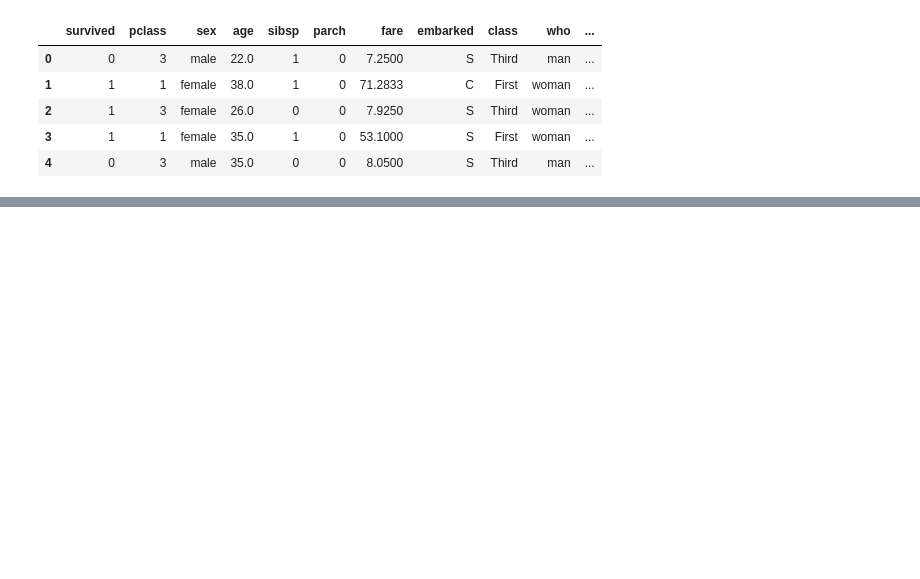
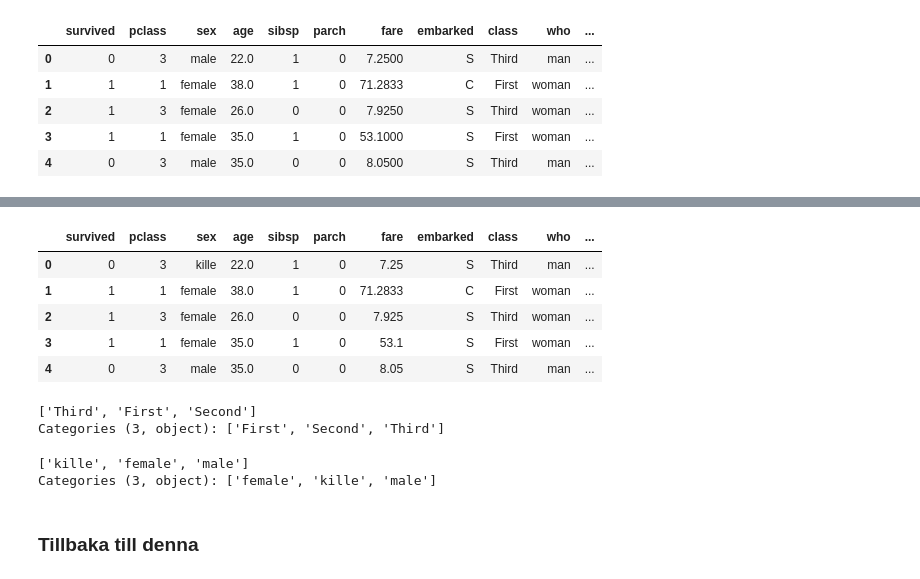
Before and after one commit to yomo001/databehandling-YOUNIS-MOUSSAVI, a Jupyter notebook: Code-Alongs/L008_Clean_Titanic.ipynb, the cells around one changed output, grey strips where cells are left out. Drawn from its saved outputs; the diff is of its cells as text; code cells hidden in the pictures; blank space fills up the shorter version.

```diff
--- a/Code-Alongs/L008_Clean_Titanic.ipynb
+++ b/Code-Alongs/L008_Clean_Titanic.ipynb
@@ -208,0 +142,8 @@ missar början pga samtal
+# %%
+# titanic.astype("object").info() # sätter alla till värden till datatype 'object'
+
+titanic2 = titanic.astype({"fare": "object", "age":"object"}) # sätter de specifika kolumnerna till viss datatyp
+
+# Har ingen inplace så man får ta det till ny variabel, därav kallar det för titanic2
+
+titanic2.info()
@@ -208,0 +168,16 @@ missar början pga samtal
+# %%
+# Objects kan man ändra värdet till vadsomhelst
+titanic2.loc[0, "sex"] = "kille"
+titanic2.head()
+
+# Categorical går inte att ändra till vadsomhelst
+# Det är förutbestämt vilka värden som kan antas på förhand
+# så jag kan bara ändra till ett av de värden man har bestämt
+# att de får ha, annars får jag felmeddelande
+# %% [output]
+|  | survived | pclass | sex | age | sibsp | parch | fare | embarked | class | who | ... |
+| 0 | 0 | 3 | kille | 22.0 | 1 | 0 | 7.25 | S | Third | man | ... |
+| 1 | 1 | 1 | female | 38.0 | 1 | 0 | 71.2833 | C | First | woman | ... |
+| 2 | 1 | 3 | female | 26.0 | 0 | 0 | 7.925 | S | Third | woman | ... |
+| 3 | 1 | 1 | female | 35.0 | 1 | 0 | 53.1 | S | First | woman | ... |
+| 4 | 0 | 3 | male | 35.0 | 0 | 0 | 8.05 | S | Third | man | ... |
@@ -208,0 +193,31 @@ missar början pga samtal
+# %%
+# Hur får man ut vilka värden man kan sätta det till?
+
+titanic2["class"].unique() #  Visar samtliga kategorier (dessa får sättas)
+# titanic2["class"].value_counts()   # Visar antal av varje kategori
+# %% [output]
+['Third', 'First', 'Second']
+Categories (3, object): ['First', 'Second', 'Third']
+# %%
+# Hur sätter man dessa categorical values?
+# Om man t.ex. ändrar type för kolumnen 'sex' till categorical
+titanic2 = titanic2.astype({"fare": "object", "age":"object", "sex": "category"}) # sätter de specifika kolumnerna till viss datatyp
+
+
+# Då kommer de värden som finns att nu bli förutbestämda (categorical)
+# Där ingår "kille" som vi lade till innan när den var av objects typ
+titanic2["sex"].unique()
+
+
+# Att ha som category finns en del fördelar.
+    # Fördel: tar mindre minne, sparar bara en nyckel för varje värde som int, inte ny sträng för varje värde)
+    # När man skapar kategoridatatyper kan man dels säga vilka typer av kategorier vi ska ha
+    # Kan också säga att de ska vara sorterade i viss ordning.
+        # T.ex. unsorted för male female
+        # Men i class sorteras enligt first, second och third
+        # för när vi sorterar gör den det i den ordning vi sätter och inte bokstavsordning.
+# %% [output]
+['kille', 'female', 'male']
+Categories (3, object): ['female', 'kille', 'male']
+# %% [markdown]
+### Tillbaka till denna
```
Also changed, not shown: parts of 36 cells of this notebook.
